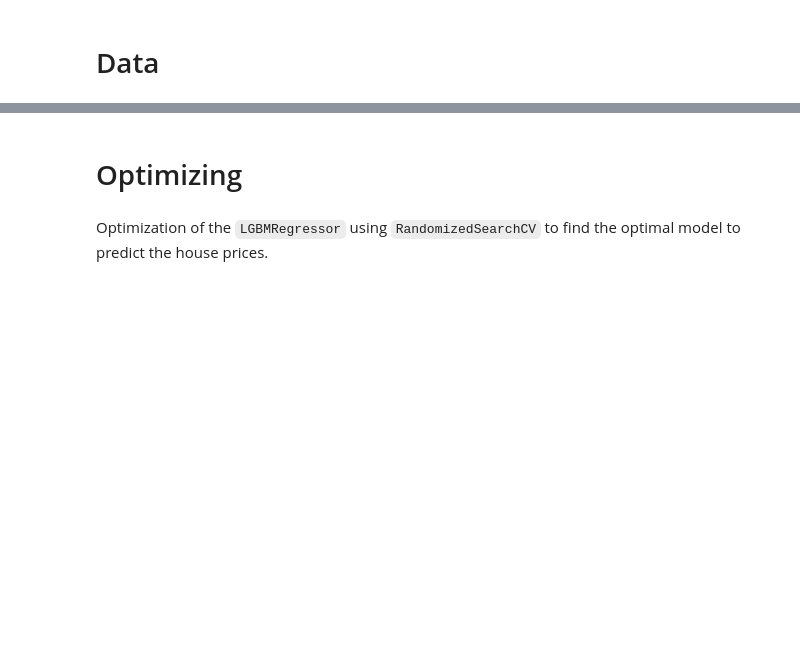
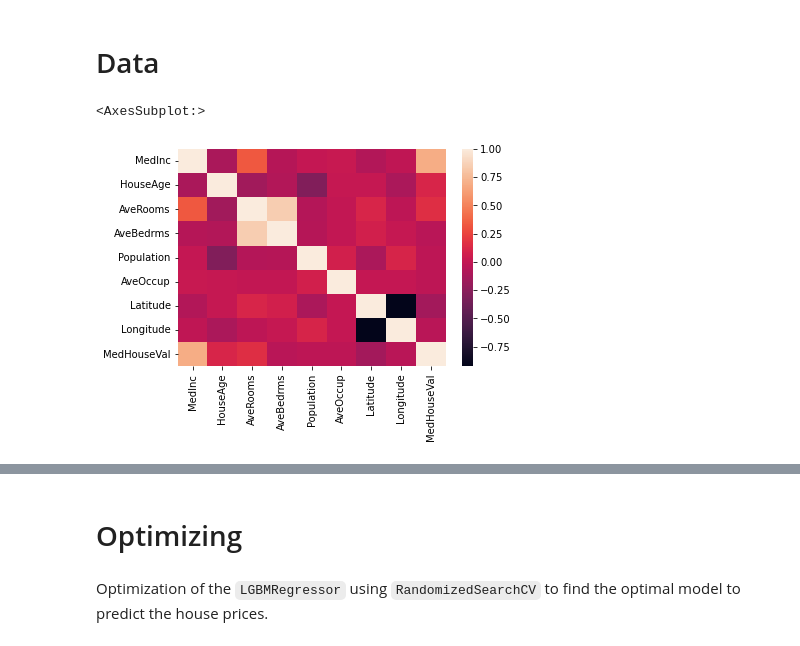
Before and after one commit to scikit-learn-contrib/MAPIE, a Jupyter notebook: notebooks/regression/regression_methods.ipynb, the cells around one changed output, grey strips where cells are left out. Cells and saved outputs as stored; diff of their text form; code cells hidden in the pictures; blank space fills up the shorter version.

```diff
--- a/notebooks/regression/regression_methods.ipynb
+++ b/notebooks/regression/regression_methods.ipynb
@@ -70,0 +65,15 @@ X = pd.DataFrame(X)
+# %%
+data = fetch_california_housing(as_frame=True)
+X = pd.DataFrame(data=data.data, columns=data.feature_names)
+y = pd.DataFrame(data=data.target)*100
+# %%
+df = pd.concat([X, y], axis=1)
+corr = df.corr()
+sns.heatmap(
+        corr,
+        xticklabels=corr.columns,
+        yticklabels=corr.columns
+        )
+# %% [output]
+<AxesSubplot:>
+[figure, added]
```
Also changed, not shown: parts of 13 cells of this notebook, 1 other file.
